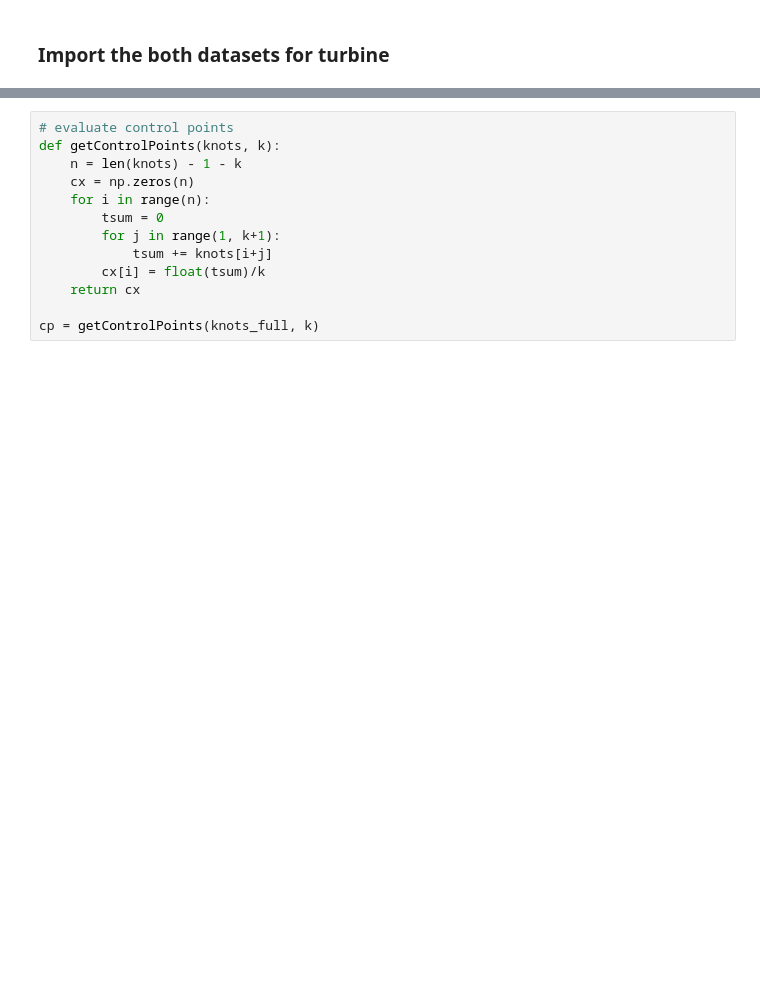
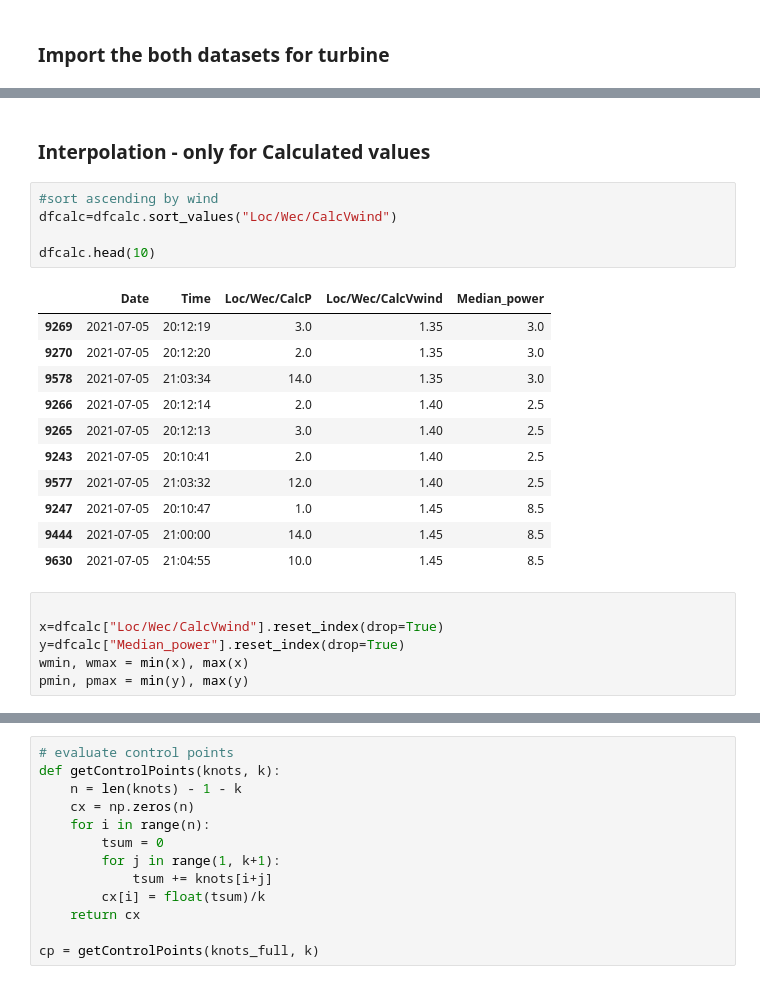
Before and after one commit to iuliaanton/Power_ME-Turbine, a Jupyter notebook: Interpolation.ipynb, the cells around one changed output, grey strips where cells are left out. Cells and saved outputs as stored; diff of their text form; blank space fills up the shorter version.

```diff
--- a/Interpolation.ipynb
+++ b/Interpolation.ipynb
@@ -51,0 +55,25 @@ Turbine - Plant no.1
+# %% [markdown]
+### Interpolation - only for Calculated values
+# %%
+#sort ascending by wind
+dfcalc=dfcalc.sort_values("Loc/Wec/CalcVwind")
+
+dfcalc.head(10)
+# %% [output]
+|  | Date | Time | Loc/Wec/CalcP | Loc/Wec/CalcVwind | Median_power |
+| 9269 | 2021-07-05 | 20:12:19 | 3.0 | 1.35 | 3.0 |
+| 9270 | 2021-07-05 | 20:12:20 | 2.0 | 1.35 | 3.0 |
+| 9578 | 2021-07-05 | 21:03:34 | 14.0 | 1.35 | 3.0 |
+| 9266 | 2021-07-05 | 20:12:14 | 2.0 | 1.40 | 2.5 |
+| 9265 | 2021-07-05 | 20:12:13 | 3.0 | 1.40 | 2.5 |
+| 9243 | 2021-07-05 | 20:10:41 | 2.0 | 1.40 | 2.5 |
+| 9577 | 2021-07-05 | 21:03:32 | 12.0 | 1.40 | 2.5 |
+| 9247 | 2021-07-05 | 20:10:47 | 1.0 | 1.45 | 8.5 |
+| 9444 | 2021-07-05 | 21:00:00 | 14.0 | 1.45 | 8.5 |
+| 9630 | 2021-07-05 | 21:04:55 | 10.0 | 1.45 | 8.5 |
+# %%
+
+x=dfcalc["Loc/Wec/CalcVwind"].reset_index(drop=True)
+y=dfcalc["Median_power"].reset_index(drop=True)
+wmin, wmax = min(x), max(x)
+pmin, pmax = min(y), max(y)
```
Also changed, not shown: parts of 18 cells of this notebook.
